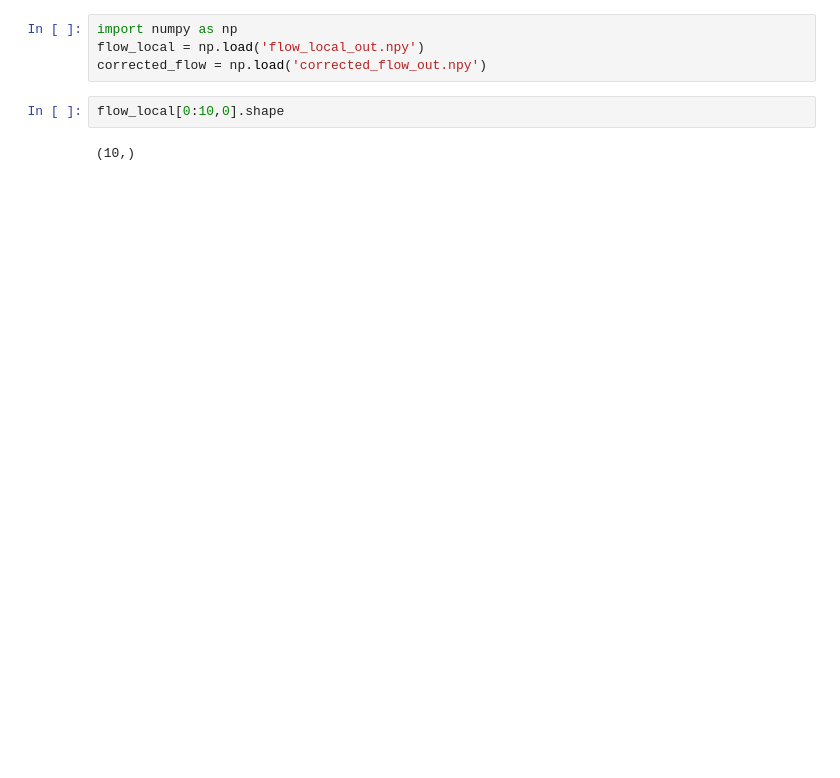
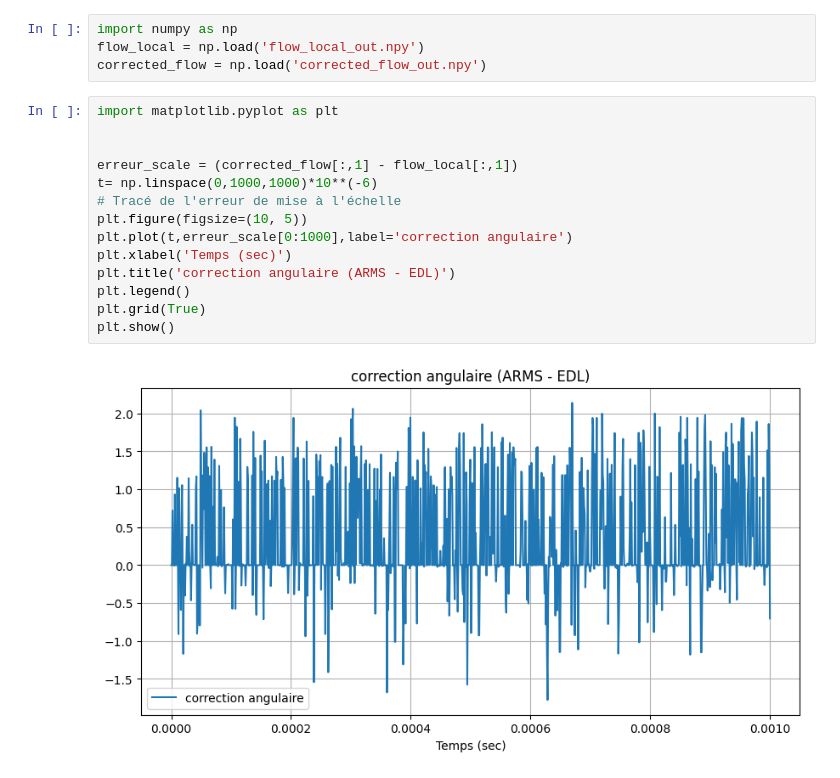
Before and after one commit to MassylHAMDI/Real-time_high_speed_motion_prediction, a Jupyter notebook: hamid.ipynb, the cells around one changed output. Cells and saved outputs as stored; diff of their text form; blank space fills up the shorter version.

```diff
--- a/hamid.ipynb
+++ b/hamid.ipynb
@@ -2,7 +2,19 @@
 import numpy as np
 flow_local = np.load('flow_local_out.npy')
 corrected_flow = np.load('corrected_flow_out.npy')
-# %%
-flow_local[0:10,0].shape
-# %% [output]
-(10,)
+# %%
+import matplotlib.pyplot as plt
+
+
+erreur_scale = (corrected_flow[:,1] - flow_local[:,1])
+t= np.linspace(0,1000,1000)*10**(-6)
+# Tracé de l'erreur de mise à l'échelle
+plt.figure(figsize=(10, 5))
+plt.plot(t,erreur_scale[0:1000],label='correction angulaire')
+plt.xlabel('Temps (sec)')
+plt.title('correction angulaire (ARMS - EDL)')
+plt.legend()
+plt.grid(True)
+plt.show()
+# %% [output]
+[figure, added]
```
Also changed, not shown: parts of 3 cells of this notebook, 3 other files.
